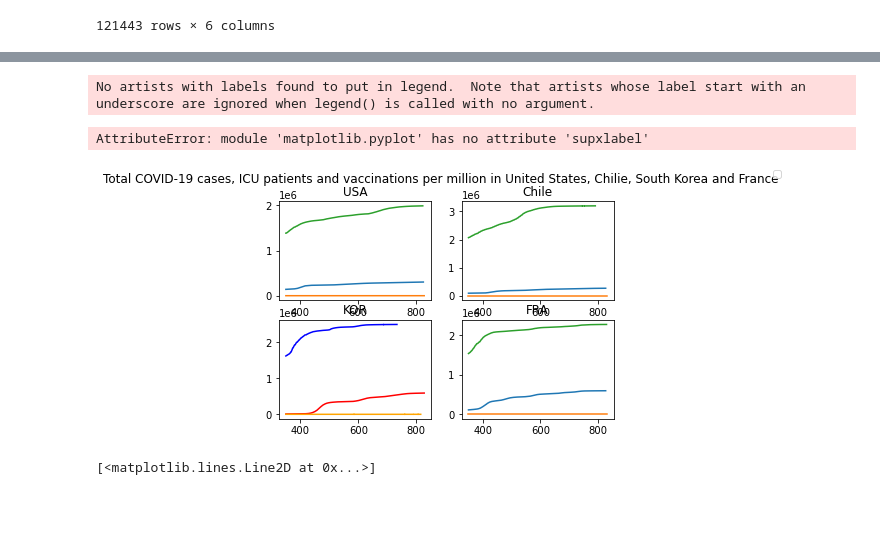
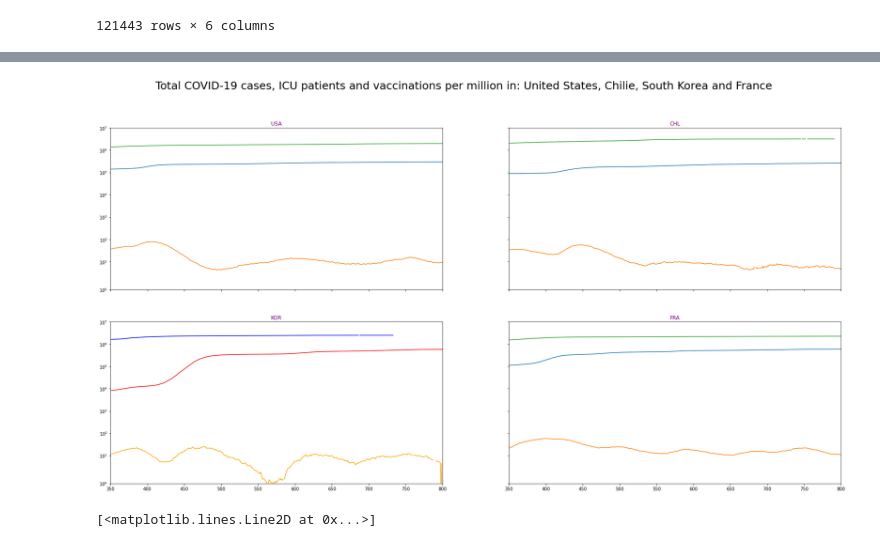
Before and after one commit to tubbsyal/BEE2024_p3, a Jupyter notebook: Part3_1Notebook.ipynb, the cells around one changed output, grey strips where cells are left out. Cells and saved outputs as stored; diff of their text form; code cells hidden in the pictures; blank space fills up the shorter version.

Commit message:
improve graphs

```diff
--- a/Part3_1Notebook.ipynb
+++ b/Part3_1Notebook.ipynb
@@ -133,53 +115,61 @@ print(df3)
 # %%
 
-fig,axs = plt.subplots(2,2)
-fig.suptitle('Total COVID-19 cases, ICU patients and vaccinations per million in United States, Chilie, South Korea and France')
+fig,axs = plt.subplots(2,2, sharex='all', sharey='all', figsize=(30, 15))
+fig.suptitle('Total COVID-19 cases, ICU patients and vaccinations per million in: United States, Chilie, South Korea and France', size = 25)
+
+
+plt.xlim(350,800)
+plt.xticks(np.arange(350, 801, 50))
+plt.ylim(1,10000000)
+plt.yscale('symlog')
+
 x = df3.days_since
-y1= df3.total_cases_per_million
-y2=df3.icu_patients_per_million
-y3 = df3.total_vaccinations_per_million
-axs[0,0].plot(x,y1,x,y2,x,y3)
-axs[0,0].set_title('USA')
-axs[0,0].ticklabel_format(useOffset=False)
+cases= df3.total_cases_per_million
+patients=df3.icu_patients_per_million
+vaccine = df3.total_vaccinations_per_million
+axs[0,0].plot(x,df3.total_cases_per_million,x,df3.icu_patients_per_million,x,df3.total_vaccinations_per_million)
+axs[0,0].set_title('USA', color = 'purple')
 
+
+plt.plot()
 
 x = df4.days_since
 y1= df4.total_cases_per_million
 y2=df4.icu_patients_per_million
 y3 = df4.total_vaccinations_per_million
-axs[0,1].plot(x,y1,x,y2,x,y3)
-axs[0,1].set_title('Chile')
-axs[0,1].ticklabel_format(useOffset=False)
+axs[0,1].plot(x,df4.total_cases_per_million	,x,df4.icu_patients_per_million,x,df4.total_vaccinations_per_million)
+axs[0,1].set_title('CHL', color = 'purple')
 
 
+plt.plot()
+
 x = df5.days_since
-y1= df5.total_cases_per_million
-y2=df5.icu_patients_per_million
-y3 = df5.total_vaccinations_per_million
-axs[1,0].plot(x,y1,color = "red")
-axs[1,0].plot(x,y2,color = "orange")
-axs[1,0].plot(x,y3,color = "blue")
-axs[1,0].set_title('KOR')
-axs[1,0].ticklabel_format(useOffset=False)
+cases= df5.total_cases_per_million
+patients=df5.icu_patients_per_million
+vaccine= df5.total_vaccinations_per_million
+axs[1,0].plot(x,df5.total_cases_per_million,color = "red")
+axs[1,0].plot(x,df5.icu_patients_per_million,color = "orange")
+axs[1,0].plot(x,df5.total_vaccinations_per_million,color = "blue")
+axs[1,0].set_title('KOR', color = 'purple')
+
+plt.plot()
+
+x = df6.days_since
+cases= df6.total_cases_per_million
+patients=df6.icu_patients_per_million
+vaccine = df6.total_vaccinations_per_million
+axs[1,1].plot(x,df6.total_cases_per_million	,x,df6.icu_patients_per_million,x,df6.total_vaccinations_per_million)
+axs[1,1].set_title('FRA', color = 'purple')
 
 
-x = df6.days_since
-y1= df6.total_cases_per_million
-y2=df6.icu_patients_per_million
-y3 = df6.total_vaccinations_per_million
-axs[1,1].plot(x,y1,x,y2,x,y3)
-axs[1,1].set_title('FRA')
-axs[1,1].ticklabel_format(useOffset=False)
-fig.legend()
-plt.supxlabel("days since 2020-12-09")
+plt.plot()
+
 
 
 
 plt.show()
 # %% [output]
-No artists with labels found to put in legend.  Note that artists whose label start with an underscore are ignored when legend() is called with no argument.
-AttributeError: module 'matplotlib.pyplot' has no attribute 'supxlabel'
-[figure, old version]
+[figure, new version]
 # %%
 x = df4.days_since
 y1= df4.total_cases_per_million
```
Also changed, not shown: parts of 2 cells of this notebook.
